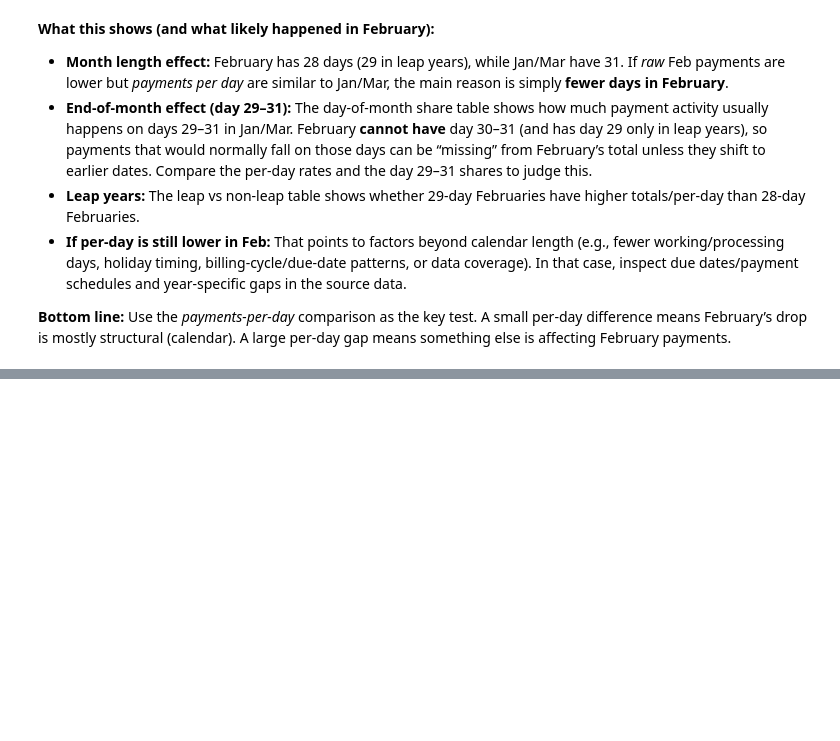
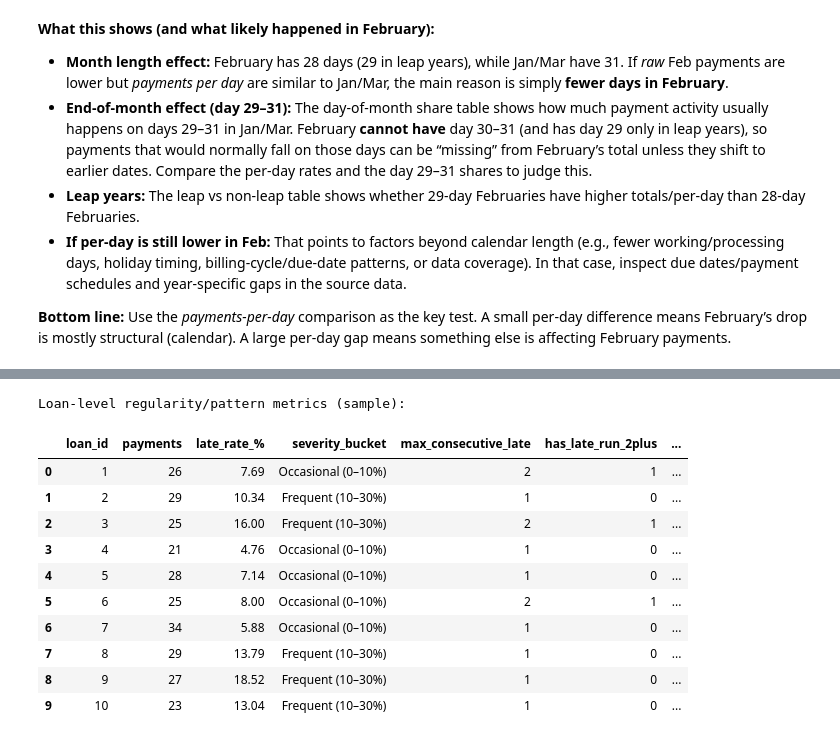
Before and after one commit to ConradNats/Banking-data-analysis, a Jupyter notebook: notebooks/02_loan_repayment.ipynb, the cells around one changed output, grey strips where cells are left out. Drawn from its saved outputs; the diff is of its cells as text; code cells hidden in the pictures; blank space fills up the shorter version.

```diff
--- a/notebooks/02_loan_repayment.ipynb
+++ b/notebooks/02_loan_repayment.ipynb
@@ -1434,0 +1506,80 @@ Summary (all years):
+# %%
+# Regularity/patterns from payment-level data (late runs + payment timing)
+if 'loan_id' in loans_full.columns and 'late_payment_flag' in loans_full.columns:
+    p = loans_full.copy()
+    # ordering within loan
+    if 'payment_date' in p.columns and p['payment_date'].notna().any():
+        p['_order'] = pd.to_datetime(p['payment_date'], errors='coerce')
+    elif 'payment_id' in p.columns:
+        p['_order'] = pd.to_numeric(p['payment_id'], errors='coerce')
+    else:
+        p['_order'] = np.arange(len(p))
+    p = p.sort_values(['loan_id','_order'])
+
+    p['late'] = pd.to_numeric(p['late_payment_flag'], errors='coerce').fillna(0).astype(int)
+
+    # longest consecutive late run per loan
+    def max_late_run(s):
+        m = 0; cur = 0
+        for v in s:
+            if v == 1:
+                cur += 1
+                if cur > m: m = cur
+            else:
+                cur = 0
+        return m
+
+    run_stats = p.groupby('loan_id')['late'].agg(max_consecutive_late=max_late_run, late_events='sum', payments_n='count').reset_index()
+    run_stats['has_late_run_2plus'] = (run_stats['max_consecutive_late'] >= 2).astype(int)
+
+    # payment timing regularity (days between payments) when dates exist
+    if 'payment_date' in p.columns and p['payment_date'].notna().any():
+        p['_dt'] = pd.to_datetime(p['payment_date'], errors='coerce')
+        p['_gap_days'] = p.groupby('loan_id')['_dt'].diff().dt.days
+        gap = p.groupby('loan_id')['_gap_days'].agg(
+            median_gap_days='median',
+            avg_gap_days='mean',
+            std_gap_days='std',
+            gap_count='count'
+        ).reset_index()
+    else:
+        gap = pd.DataFrame({'loan_id': run_stats['loan_id'].unique()})
+
+    loan_patterns = sev.merge(run_stats, on='loan_id', how='left').merge(gap, on='loan_id', how='left')
+    # store for later use
+    globals()['loan_patterns'] = loan_patterns
+
+    print('Loan-level regularity/pattern metrics (sample):')
+    cols = [c for c in ['loan_id','payments','late_rate_%','severity_bucket','max_consecutive_late','has_late_run_2plus','median_gap_days','std_gap_days'] if c in loan_patterns.columns]
+    display(loan_patterns[cols].head(10))
+
+    # Summaries
+    print('\nShare of loans with consecutive late payments:')
+    consec = loan_patterns.groupby('has_late_run_2plus', dropna=False).agg(loans=('loan_id','nunique')).reset_index()
+    consec['loans_%'] = (consec['loans']/consec['loans'].sum()*100).round(2)
+    display(consec)
+
+    if 'max_consecutive_late' in loan_patterns.columns:
+        by_sev = loan_patterns.groupby('severity_bucket', dropna=False).agg(
+            loans=('loan_id','nunique'),
+            avg_max_consecutive_late=('max_consecutive_late','mean'),
+            pct_with_run_2plus=('has_late_run_2plus','mean')
+        ).reset_index()
+        by_sev['pct_with_run_2plus'] = (by_sev['pct_with_run_2plus']*100).round(2)
+        display(by_sev.round(2))
+else:
+    loan_patterns = sev.copy() if 'sev' in globals() else None
+    print('Payment-level columns needed for run/timing analysis not found.')
+# %% [output]
+Loan-level regularity/pattern metrics (sample):
+|  | loan_id | payments | late_rate_% | severity_bucket | max_consecutive_late | has_late_run_2plus | ... |
+| 0 | 1 | 26 | 7.69 | Occasional (0–10%) | 2 | 1 | ... |
+| 1 | 2 | 29 | 10.34 | Frequent (10–30%) | 1 | 0 | ... |
+| 2 | 3 | 25 | 16.00 | Frequent (10–30%) | 2 | 1 | ... |
+| 3 | 4 | 21 | 4.76 | Occasional (0–10%) | 1 | 0 | ... |
+| 4 | 5 | 28 | 7.14 | Occasional (0–10%) | 1 | 0 | ... |
+| 5 | 6 | 25 | 8.00 | Occasional (0–10%) | 2 | 1 | ... |
+| 6 | 7 | 34 | 5.88 | Occasional (0–10%) | 1 | 0 | ... |
+| 7 | 8 | 29 | 13.79 | Frequent (10–30%) | 1 | 0 | ... |
+| 8 | 9 | 27 | 18.52 | Frequent (10–30%) | 1 | 0 | ... |
+| 9 | 10 | 23 | 13.04 | Frequent (10–30%) | 1 | 0 | ... |
```
Also changed, not shown: parts of 10 cells of this notebook, 8 other files.
